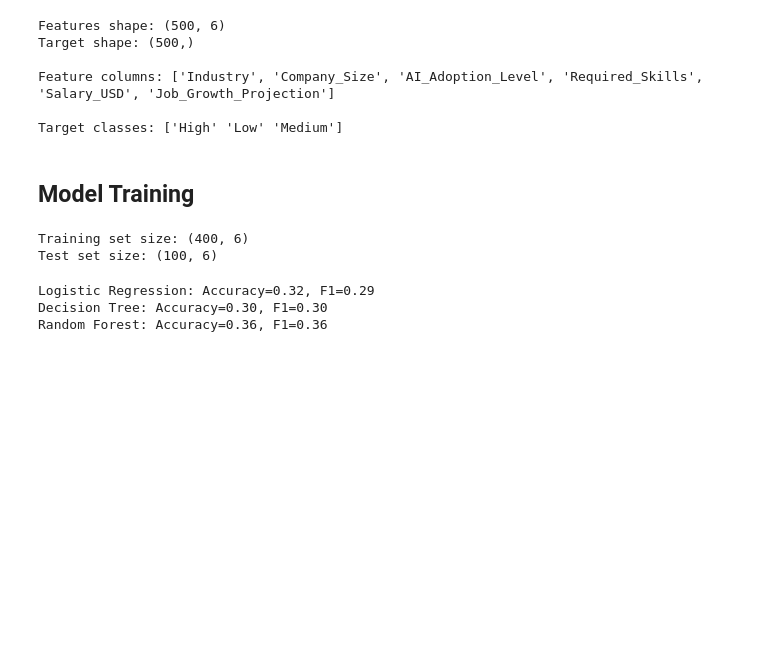
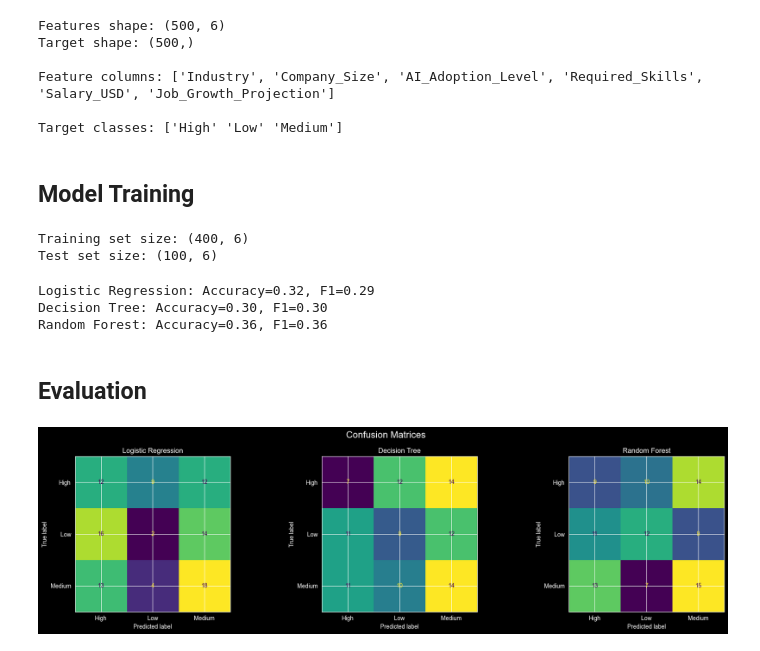
Before and after one commit to adrianofgnwn/AI-Automation-Risk-Predictor, a Jupyter notebook: notebooks/ai_automation_risk.ipynb, the cells around one changed output. Drawn from its saved outputs; the diff is of its cells as text; code cells hidden in the pictures; blank space fills up the shorter version.

Commit message:
Evaluation

```diff
--- a/notebooks/ai_automation_risk.ipynb
+++ b/notebooks/ai_automation_risk.ipynb
@@ -244,3 +244,23 @@ for name, model in models.items():
 Logistic Regression: Accuracy=0.32, F1=0.29
 Decision Tree: Accuracy=0.30, F1=0.30
 Random Forest: Accuracy=0.36, F1=0.36
+# %% [markdown]
+## Evaluation
+# %%
+from sklearn.metrics import confusion_matrix, ConfusionMatrixDisplay
+
+# Confusion matrix for each model
+fig, axes = plt.subplots(1, 3, figsize=(18, 5))
+
+for ax, (name, model) in zip(axes, models.items()):
+    y_pred = model.predict(X_test)
+    cm = confusion_matrix(y_test, y_pred)
+    disp = ConfusionMatrixDisplay(confusion_matrix=cm, display_labels=['High', 'Low', 'Medium'])
+    disp.plot(ax=ax, colorbar=False, cmap='viridis')
+    ax.set_title(name)
+
+plt.suptitle('Confusion Matrices', fontsize=16)
+plt.tight_layout()
+plt.show()
+# %% [output]
+[figure, added]
```
Also changed, not shown: parts of 2 cells of this notebook.
